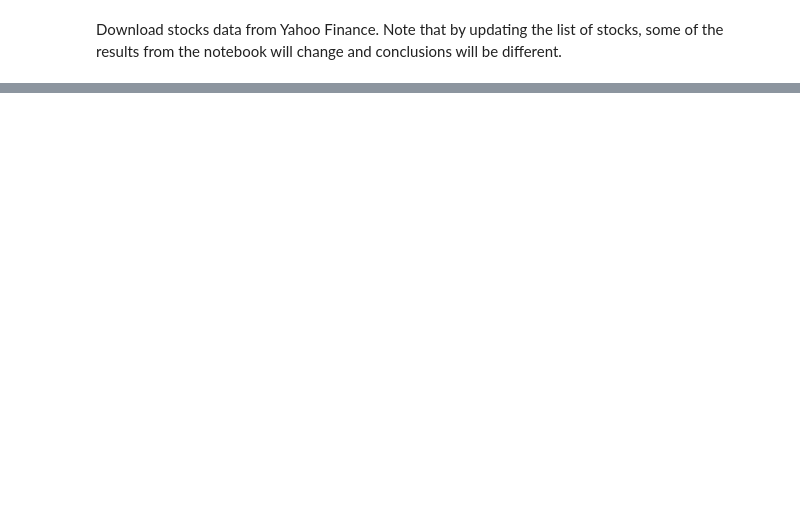
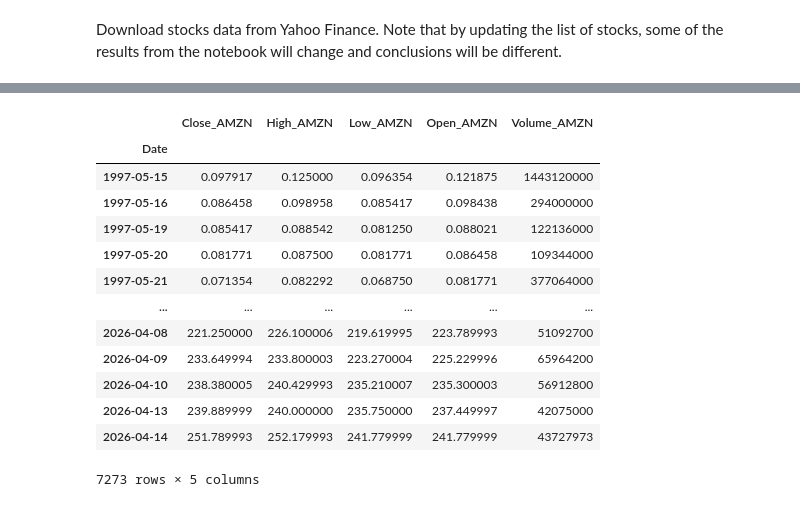
Before and after one commit to pedrojscardoso/MEEC_ISE_UALG_Introduction_to_data_science, a Jupyter notebook: 3-data-analysis/data/stock_market/download_data.ipynb, the cells around one changed output, grey strips where cells are left out. Cells and saved outputs as stored; diff of their text form; code cells hidden in the pictures; blank space fills up the shorter version.

```diff
--- a/3-data-analysis/data/stock_market/download_data.ipynb
+++ b/3-data-analysis/data/stock_market/download_data.ipynb
@@ -16,8 +16,7 @@ for stock in stocks:
     df_temp = yfinance.download(stock, start='1990-01-01')
 
     # choose which columns/features to maintain and append the name of the stock to it
-    df_temp = df_temp[['Open', 'High', 'Low', 'Close', 'Volume']]
-    df_temp.columns = [col + '_' + stock for col in df_temp.columns]
+    df_temp.columns = ["_".join(tp) for tp in df_temp.columns]
 
     # merge to  the complete dataframe
     df = df.merge(df_temp, left_index=True, right_index=True, how='outer')
@@ -26,10 +25,10 @@ for stock in stocks:
 df.info()
 
 # save the dataframe in the 'data' folder
-filename = './data/stocks.csv'
+filename = '_stocks.csv'
 print()
 print('saving file to', filename, end='... ')
-df.to_csv("filename")
+df.to_csv(filename)
 print('done')
 
 now = time.strftime("%a, %d %b %Y %H:%M:%S %Z", time.localtime(time.time()))
@@ -36,0 +60,17 @@ print('updated:', now)
+# %%
+df_temp
+# %% [output]
+|  | Close_AMZN | High_AMZN | Low_AMZN | Open_AMZN | Volume_AMZN |
+| Date |  |  |  |  |  |
+| 1997-05-15 | 0.097917 | 0.125000 | 0.096354 | 0.121875 | 1443120000 |
+| 1997-05-16 | 0.086458 | 0.098958 | 0.085417 | 0.098438 | 294000000 |
+| 1997-05-19 | 0.085417 | 0.088542 | 0.081250 | 0.088021 | 122136000 |
+| 1997-05-20 | 0.081771 | 0.087500 | 0.081771 | 0.086458 | 109344000 |
+| 1997-05-21 | 0.071354 | 0.082292 | 0.068750 | 0.081771 | 377064000 |
+| ... | ... | ... | ... | ... | ... |
+| 2026-04-08 | 221.250000 | 226.100006 | 219.619995 | 223.789993 | 51092700 |
+| 2026-04-09 | 233.649994 | 233.800003 | 223.270004 | 225.229996 | 65964200 |
+| 2026-04-10 | 238.380005 | 240.429993 | 235.210007 | 235.300003 | 56912800 |
+| 2026-04-13 | 239.889999 | 240.000000 | 235.750000 | 237.449997 | 42075000 |
+| 2026-04-14 | 251.789993 | 252.179993 | 241.779999 | 241.779999 | 43727973 |
+7273 rows × 5 columns
```
Also changed, not shown: parts of 1 cell of this notebook, 1 other file.
